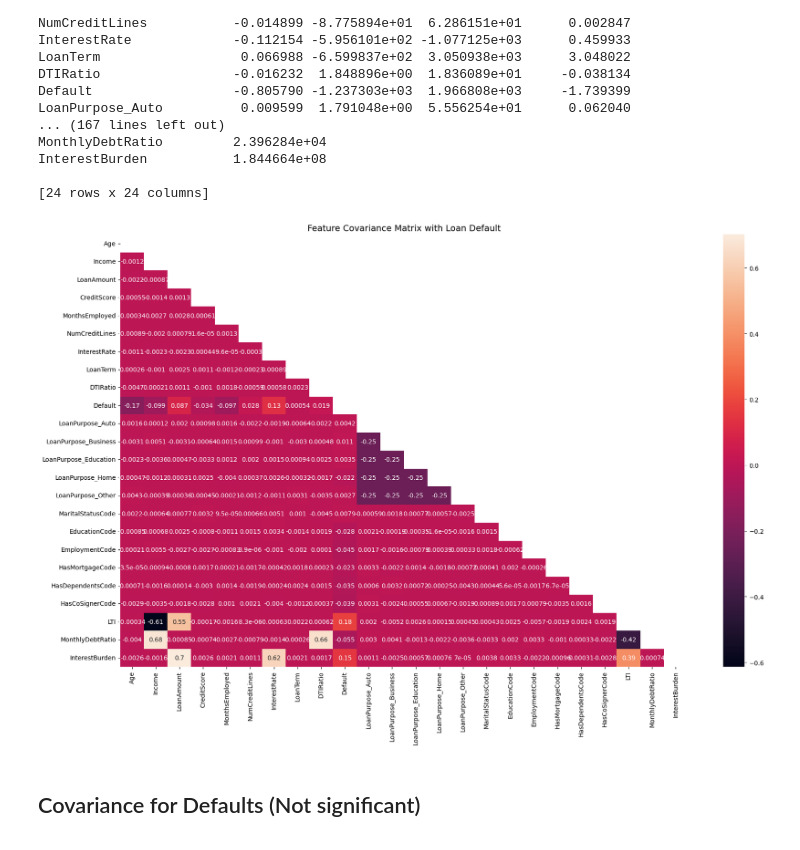
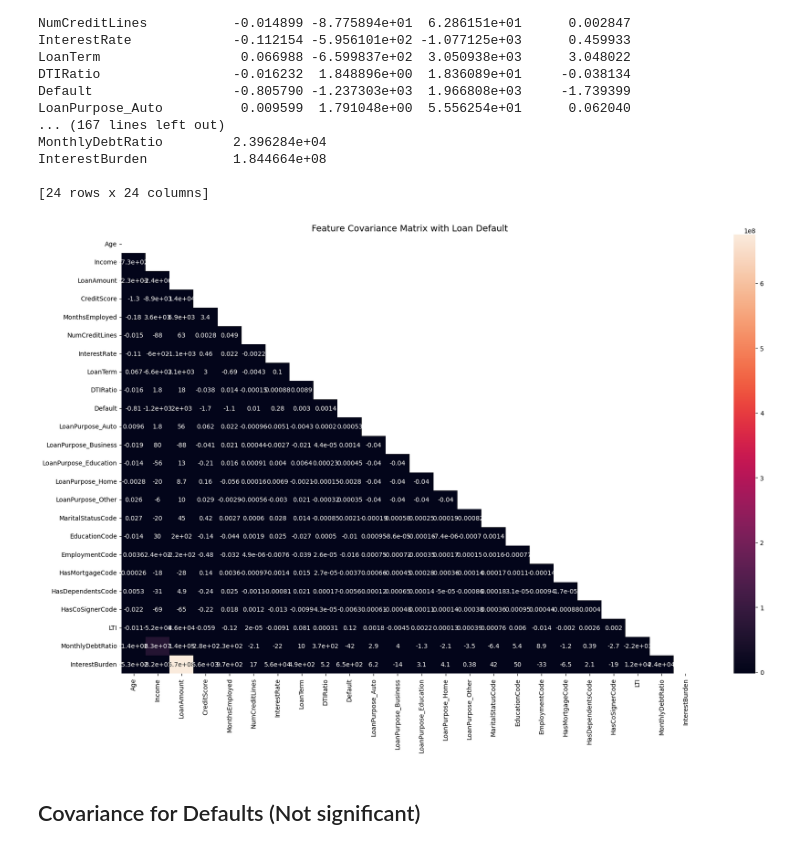
Before and after one commit to rish-ab/loan-predict, a Jupyter notebook: Loan_Detector.ipynb, the cells around one changed output. Cells and saved outputs as stored; diff of their text form; code cells hidden in the pictures.

```diff
--- a/Loan_Detector.ipynb
+++ b/Loan_Detector.ipynb
@@ -396,13 +399,13 @@ InterestBurden           1.844664e+08
 # %%
 plt.figure(figsize=(18,12))
 mask = np.triu(np.ones_like(cov_matrix, dtype=bool))
 
-sns.heatmap(corr_matrix, mask=mask, annot=True)
+sns.heatmap(cov_matrix, mask=mask, annot=True)
 plt.title("Feature Covariance Matrix with Loan Default", fontsize=14)
 plt.tight_layout()
 plt.show()
 # %% [output]
-[figure, old version]
+[figure, new version]
 # %% [markdown]
 ## Covariance for Defaults (Not significant)
 # %%
```
Also changed, not shown: parts of 31 cells of this notebook, 4 other files.
